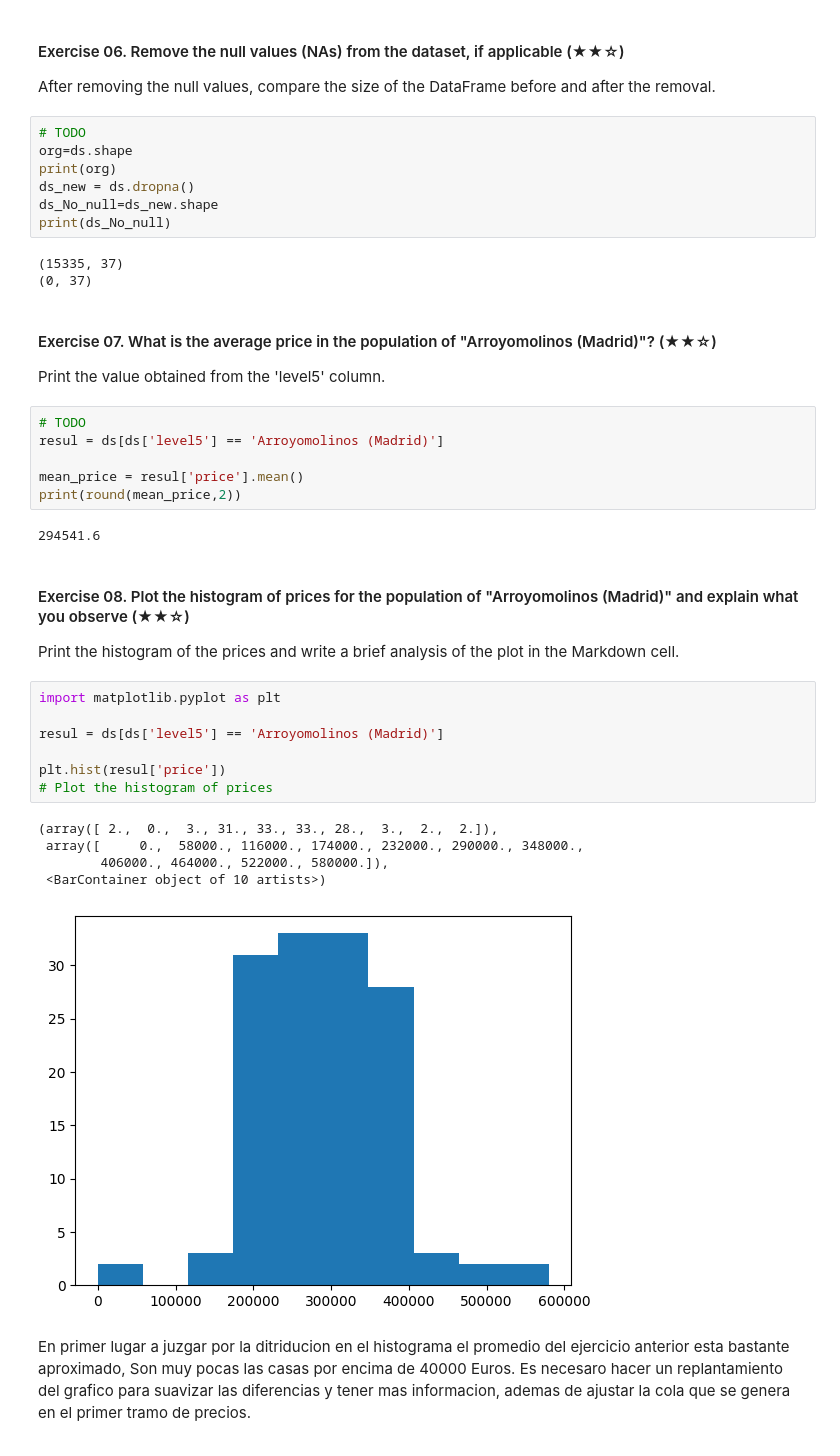
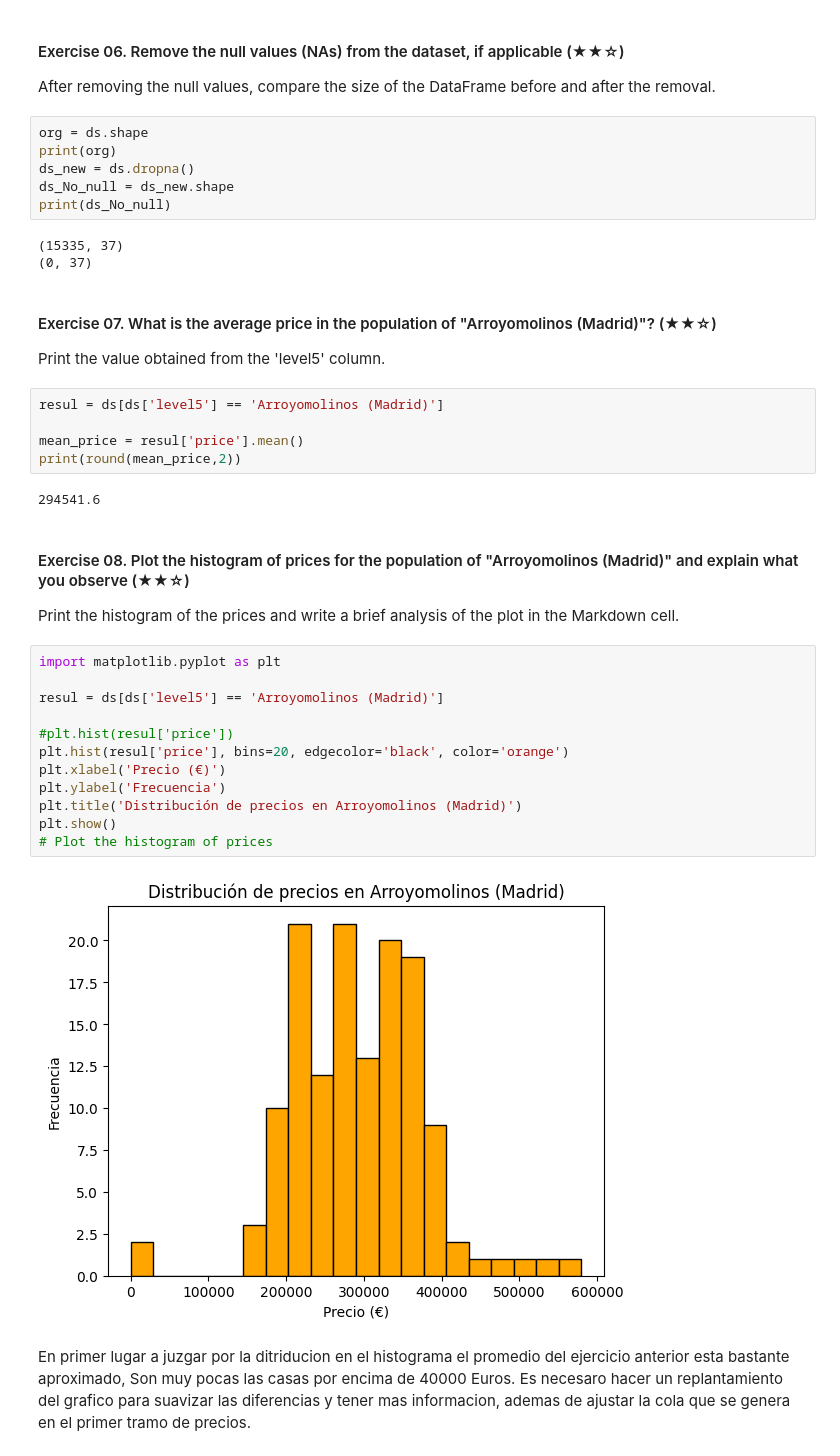
Before and after one commit to 4GeeksAcademy/Luisfernan-do-data-clean-up-pandas-for-beginners-project, a Jupyter notebook: project.ipynb, the cells around one changed output. Drawn from its saved outputs; the diff is of its cells as text.

```diff
--- a/project.ipynb
+++ b/project.ipynb
@@ -252,11 +224,10 @@ dtype: bool
 
 After removing the null values, compare the size of the DataFrame before and after the removal.
 # %%
-# TODO
-org=ds.shape
+org = ds.shape
 print(org)
 ds_new = ds.dropna()
-ds_No_null=ds_new.shape
+ds_No_null = ds_new.shape
 print(ds_No_null)
 # %% [output]
 (15335, 37)
@@ -266,7 +237,6 @@ print(ds_No_null)
 
 Print the value obtained from the 'level5' column.
 # %%
-# TODO
 resul = ds[ds['level5'] == 'Arroyomolinos (Madrid)']
 
 mean_price = resul['price'].mean()
@@ -280,16 +250,17 @@ Print the histogram of the prices and write a brief analysis of the plot in the
 # %%
 import matplotlib.pyplot as plt
 
 resul = ds[ds['level5'] == 'Arroyomolinos (Madrid)']
 
-plt.hist(resul['price'])
+#plt.hist(resul['price'])
+plt.hist(resul['price'], bins=20, edgecolor='black', color='orange')
+plt.xlabel('Precio (€)')
+plt.ylabel('Frecuencia')
+plt.title('Distribución de precios en Arroyomolinos (Madrid)')
+plt.show()
 # Plot the histogram of prices
 # %% [output]
-(array([ 2.,  0.,  3., 31., 33., 33., 28.,  3.,  2.,  2.]),
- array([     0.,  58000., 116000., 174000., 232000., 290000., 348000.,
-        406000., 464000., 522000., 580000.]),
- <BarContainer object of 10 artists>)
-[figure, old version]
+[figure, new version]
 # %% [markdown]
 En primer lugar a juzgar por la ditriducion en el histograma el promedio del ejercicio anterior esta bastante aproximado, Son muy pocas las casas por encima de 40000 Euros.
 Es necesaro hacer un replantamiento del grafico para suavizar las diferencias y tener mas informacion, ademas de ajustar la cola que se genera en el primer tramo de precios.
```
Also changed, not shown: parts of 11 cells of this notebook.
